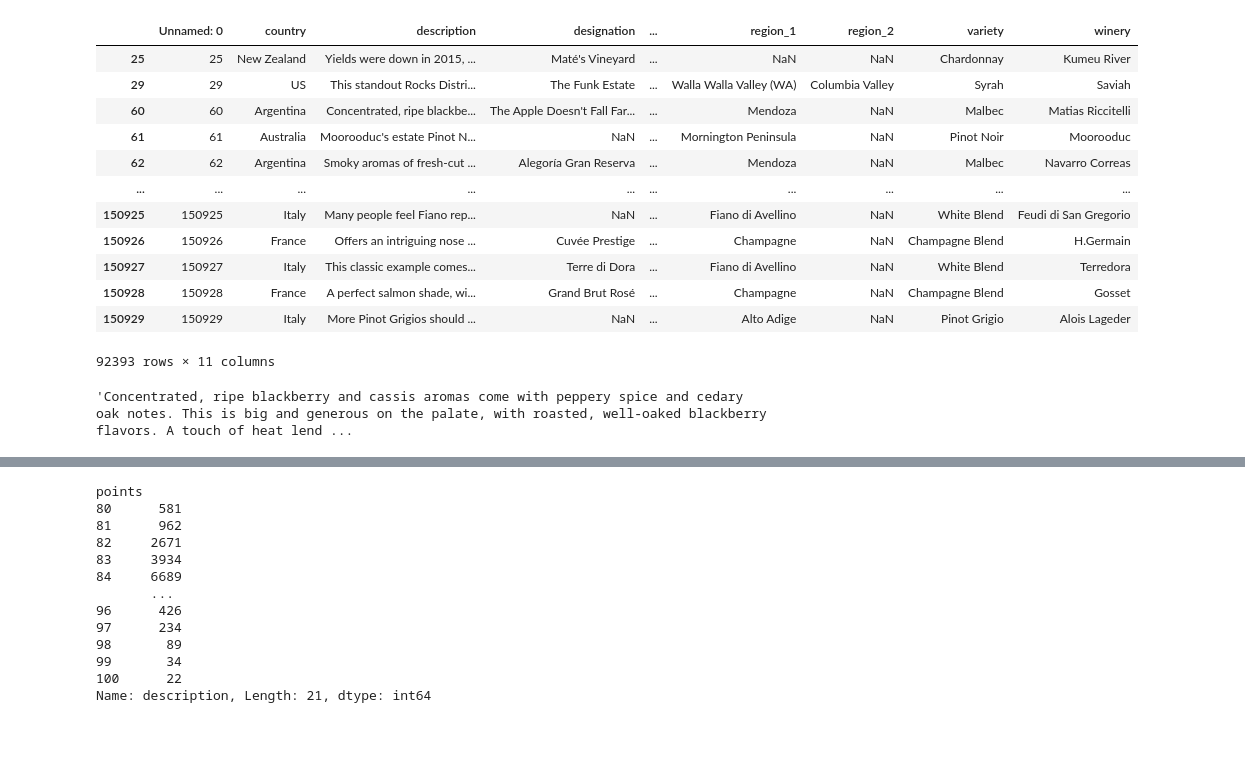
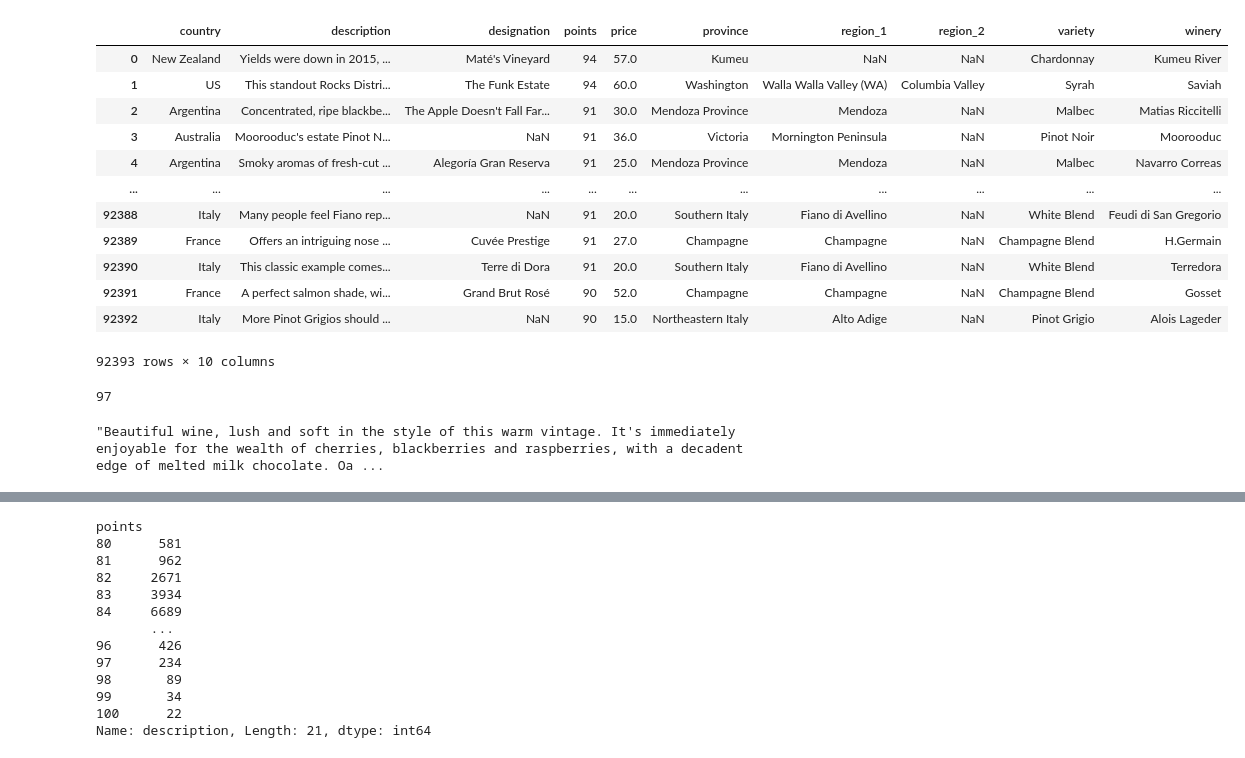
Before and after one commit to moz5691/wine_analysis_flask_react, a Jupyter notebook: wine_analysis.ipynb, the cells around one changed output, grey strips where cells are left out. Saved outputs shown, nothing was run; the diff lists cells and outputs as text; code cells hidden in the pictures.

```diff
--- a/wine_analysis.ipynb
+++ b/wine_analysis.ipynb
@@ -14,22 +14,29 @@ import joblib
 df = pd.read_csv("./data/winemag-data_first150k.csv")
 # %%
 df_parsed = df[df.duplicated('description', keep=False)]
-df_parsed.dropna(subset=['description', 'points'])
+df_parsed.dropna(subset=['description', 'points'], inplace=True)
+df_parsed = df_parsed.reset_index().drop(['index', 'Unnamed: 0'], axis=1)
-# %% [output]
-|  | Unnamed: 0 | country | description | designation | ... | region_1 | region_2 | variety | winery |
-| 25 | 25 | New Zealand | Yields were down in 2015, ... | Maté's Vineyard | ... | NaN | NaN | Chardonnay | Kumeu River |
-| 29 | 29 | US | This standout Rocks Distri... | The Funk Estate | ... | Walla Walla Valley (WA) | Columbia Valley | Syrah | Saviah |
-| 60 | 60 | Argentina | Concentrated, ripe blackbe... | The Apple Doesn't Fall Far... | ... | Mendoza | NaN | Malbec | Matias Riccitelli |
-| 61 | 61 | Australia | Moorooduc's estate Pinot N... | NaN | ... | Mornington Peninsula | NaN | Pinot Noir | Moorooduc |
-| 62 | 62 | Argentina | Smoky aromas of fresh-cut ... | Alegoría Gran Reserva | ... | Mendoza | NaN | Malbec | Navarro Correas |
-| ... | ... | ... | ... | ... | ... | ... | ... | ... | ... |
-| 150925 | 150925 | Italy | Many people feel Fiano rep... | NaN | ... | Fiano di Avellino | NaN | White Blend | Feudi di San Gregorio |
-| 150926 | 150926 | France | Offers an intriguing nose ... | Cuvée Prestige | ... | Champagne | NaN | Champagne Blend | H.Germain |
-| 150927 | 150927 | Italy | This classic example comes... | Terre di Dora | ... | Fiano di Avellino | NaN | White Blend | Terredora |
-| 150928 | 150928 | France | A perfect salmon shade, wi... | Grand Brut Rosé | ... | Champagne | NaN | Champagne Blend | Gosset |
-| 150929 | 150929 | Italy | More Pinot Grigios should ... | NaN | ... | Alto Adige | NaN | Pinot Grigio | Alois Lageder |
-92393 rows × 11 columns
+# %%
+df_parsed
+# %% [output]
+|  | country | description | designation | points | price | province | region_1 | region_2 | variety | winery |
+| 0 | New Zealand | Yields were down in 2015, ... | Maté's Vineyard | 94 | 57.0 | Kumeu | NaN | NaN | Chardonnay | Kumeu River |
+| 1 | US | This standout Rocks Distri... | The Funk Estate | 94 | 60.0 | Washington | Walla Walla Valley (WA) | Columbia Valley | Syrah | Saviah |
+| 2 | Argentina | Concentrated, ripe blackbe... | The Apple Doesn't Fall Far... | 91 | 30.0 | Mendoza Province | Mendoza | NaN | Malbec | Matias Riccitelli |
+| 3 | Australia | Moorooduc's estate Pinot N... | NaN | 91 | 36.0 | Victoria | Mornington Peninsula | NaN | Pinot Noir | Moorooduc |
+| 4 | Argentina | Smoky aromas of fresh-cut ... | Alegoría Gran Reserva | 91 | 25.0 | Mendoza Province | Mendoza | NaN | Malbec | Navarro Correas |
+| ... | ... | ... | ... | ... | ... | ... | ... | ... | ... | ... |
+| 92388 | Italy | Many people feel Fiano rep... | NaN | 91 | 20.0 | Southern Italy | Fiano di Avellino | NaN | White Blend | Feudi di San Gregorio |
+| 92389 | France | Offers an intriguing nose ... | Cuvée Prestige | 91 | 27.0 | Champagne | Champagne | NaN | Champagne Blend | H.Germain |
+| 92390 | Italy | This classic example comes... | Terre di Dora | 91 | 20.0 | Southern Italy | Fiano di Avellino | NaN | White Blend | Terredora |
+| 92391 | France | A perfect salmon shade, wi... | Grand Brut Rosé | 90 | 52.0 | Champagne | Champagne | NaN | Champagne Blend | Gosset |
+| 92392 | Italy | More Pinot Grigios should ... | NaN | 90 | 15.0 | Northeastern Italy | Alto Adige | NaN | Pinot Grigio | Alois Lageder |
+92393 rows × 10 columns
+# %%
+df_parsed.iloc[88175,:]['points']
+# %% [output]
+97
 # %%
-df_parsed.iloc[2,:]['description']
+df_parsed.iloc[88175,:]['description']
 # %% [output]
-'Concentrated, ripe blackberry and cassis aromas come with peppery spice and cedary oak notes. This is big and generous on the palate, with roasted, well-oaked blackberry flavors. A touch of heat lend ...
+"Beautiful wine, lush and soft in the style of this warm vintage. It's immediately enjoyable for the wealth of cherries, blackberries and raspberries, with a decadent edge of melted milk chocolate. Oa ...
```
Also changed, not shown: parts of 4 cells of this notebook, 6 other files.
